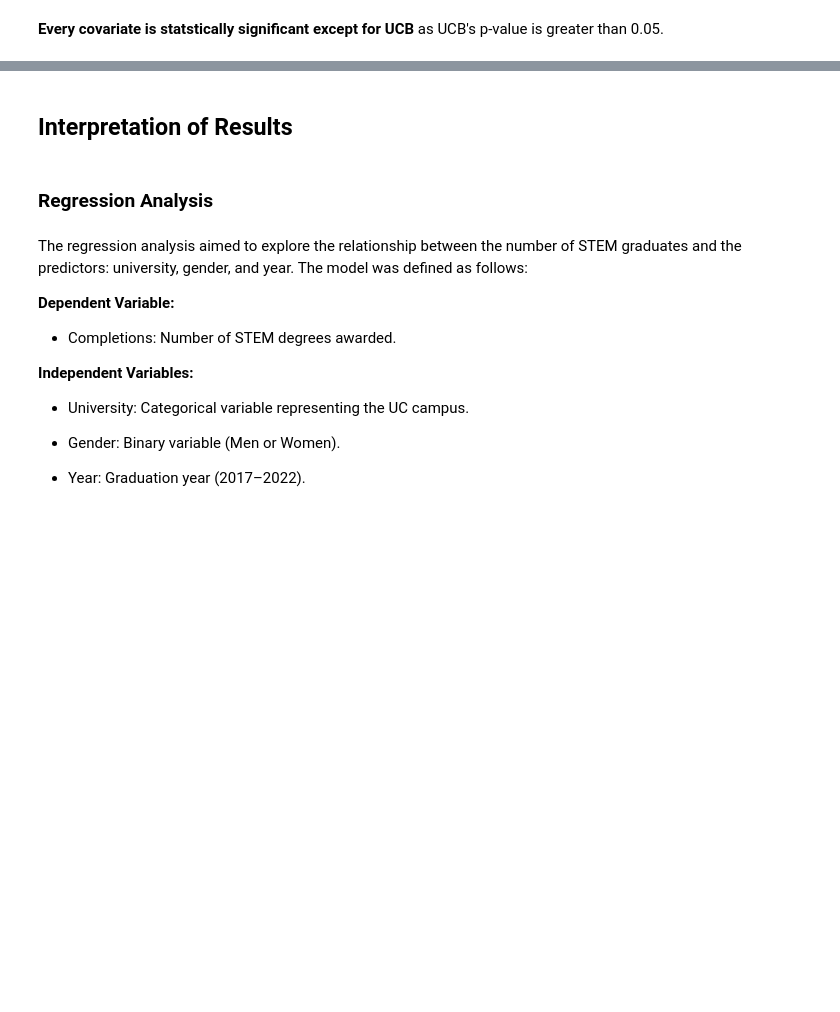
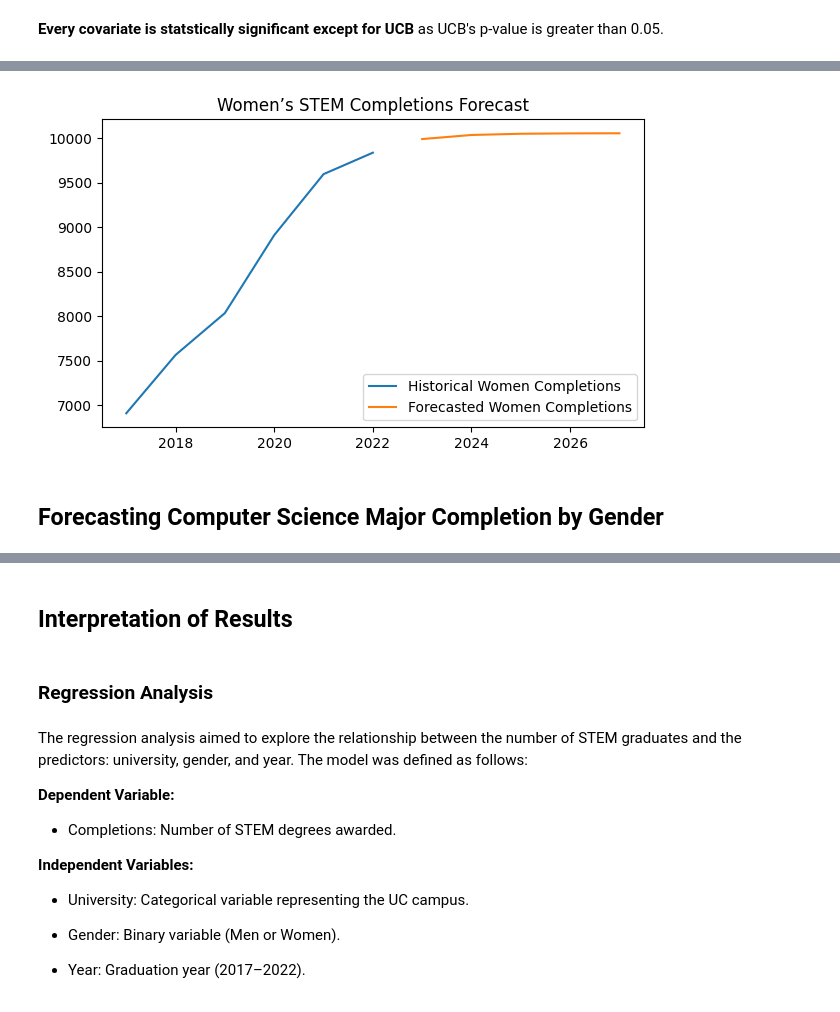
Before and after one commit to amelialei/UC-CS-Analysis, a Jupyter notebook: MATH189_final_project.ipynb, the cells around one changed output, grey strips where cells are left out. Cells and saved outputs as stored; diff of their text form; code cells hidden in the pictures; blank space fills up the shorter version.

```diff
--- a/MATH189_final_project.ipynb
+++ b/MATH189_final_project.ipynb
@@ -791,0 +883,13 @@ strong multicollinearity or other numerical problems.
+# %%
+forecast_index_women = np.arange(women_series.index[-1] + 1,
+                                     women_series.index[-1] + 1 + forecast_steps)
+plt.figure(figsize=(7, 4))
+plt.plot(women_series.index, women_series, label="Historical Women Completions")
+plt.plot(forecast_index_women, forecast_women, label="Forecasted Women Completions")
+plt.title("Women’s STEM Completions Forecast")
+plt.legend()
+plt.show()
+# %% [output]
+[figure, added]
+# %% [markdown]
+## Forecasting Computer Science Major Completion by Gender
```
Also changed, not shown: parts of 12 cells of this notebook.
